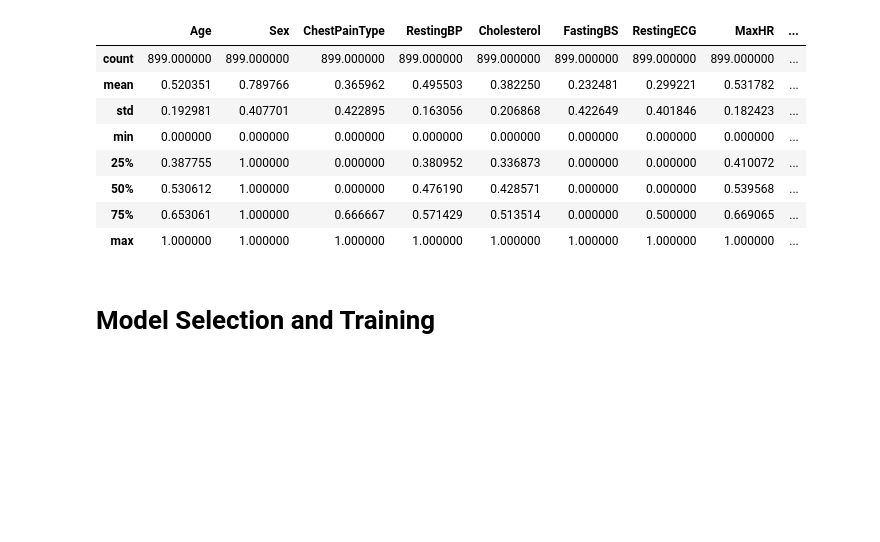
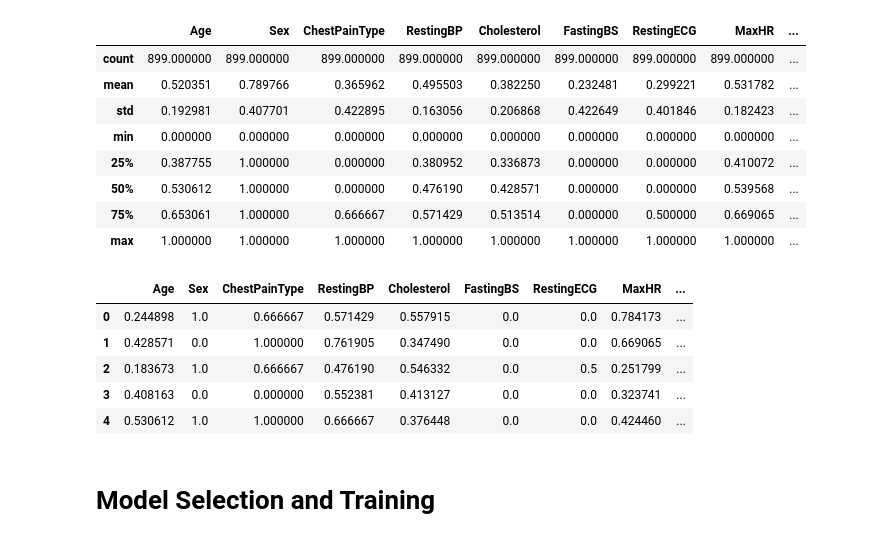
Before and after one commit to alialthiab/Data-Science, a Jupyter notebook: Heart_Disease_classification_project.ipynb, the cells around one changed output. Saved outputs shown, nothing was run; the diff lists cells and outputs as text; code cells hidden in the pictures; blank space fills up the shorter version.

```diff
--- a/Heart_Disease_classification_project.ipynb
+++ b/Heart_Disease_classification_project.ipynb
@@ -243,5 +262,14 @@ heart_df3.describe()
 | 50% | 0.530612 | 1.000000 | 0.000000 | 0.476190 | 0.428571 | 0.000000 | 0.000000 | 0.539568 | ... |
 | 75% | 0.653061 | 1.000000 | 0.666667 | 0.571429 | 0.513514 | 0.000000 | 0.500000 | 0.669065 | ... |
 | max | 1.000000 | 1.000000 | 1.000000 | 1.000000 | 1.000000 | 1.000000 | 1.000000 | 1.000000 | ... |
+# %%
+heart_df3.head()
+# %% [output]
+|  | Age | Sex | ChestPainType | RestingBP | Cholesterol | FastingBS | RestingECG | MaxHR | ... |
+| 0 | 0.244898 | 1.0 | 0.666667 | 0.571429 | 0.557915 | 0.0 | 0.0 | 0.784173 | ... |
+| 1 | 0.428571 | 0.0 | 1.000000 | 0.761905 | 0.347490 | 0.0 | 0.0 | 0.669065 | ... |
+| 2 | 0.183673 | 1.0 | 0.666667 | 0.476190 | 0.546332 | 0.0 | 0.5 | 0.251799 | ... |
+| 3 | 0.408163 | 0.0 | 0.000000 | 0.552381 | 0.413127 | 0.0 | 0.0 | 0.323741 | ... |
+| 4 | 0.530612 | 1.0 | 1.000000 | 0.666667 | 0.376448 | 0.0 | 0.0 | 0.424460 | ... |
 # %% [markdown]
 # Model Selection and Training
```
Also changed, not shown: parts of 41 cells of this notebook.
